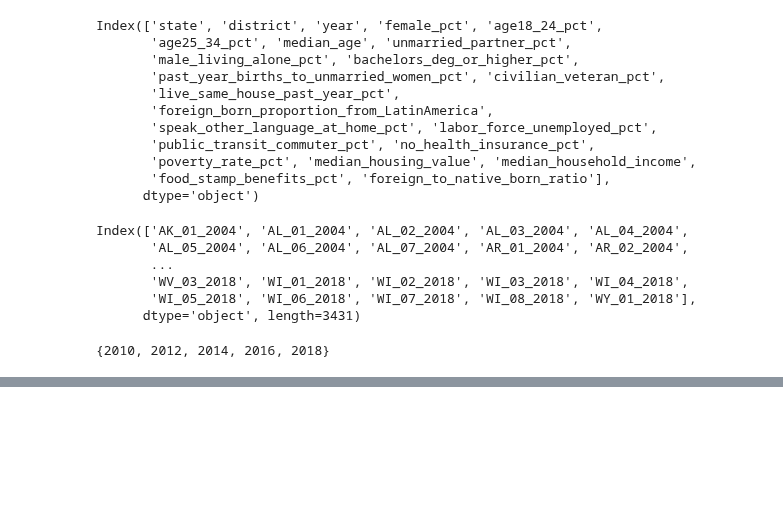
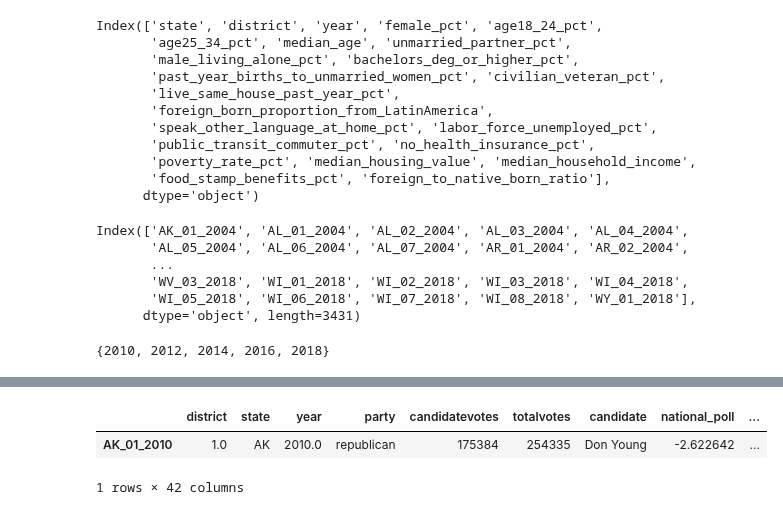
Before and after one commit to WildTangles/ac209a_project, a Jupyter notebook: ACS_Demographics_Processing.ipynb, the cells around one changed output, grey strips where cells are left out. Cells and saved outputs as stored; diff of their text form; code cells hidden in the pictures; blank space fills up the shorter version.

Commit message:
added imputed demographics

```diff
--- a/ACS_Demographics_Processing.ipynb
+++ b/ACS_Demographics_Processing.ipynb
@@ -320,0 +325,8 @@ fec_demographics_data.shape, test.shape
+# %%
+fec_demographics_imputed_data = fec.join(demographics_data, how='outer')
+
+for index, row in fec_demographics_imputed_data.iterrows():
+    if index not in fec.index:
+        fec_demographics_imputed_data = fec_demographics_imputed_data[fec_demographics_imputed_data.index != index]
+
+fec_demographics_imputed_data.shape
@@ -320,0 +351,11 @@ fec_demographics_data.shape, test.shape
+# %%
+for index, row in fec_demographics_imputed_data.iterrows():
+    if row['year'] < 2010:
+        impute_index = index[:-5] + '_2010'
+        fec_demographics_imputed_data.loc[fec_demographics_imputed_data.index == index, demographics_data.columns] = fec_demographics_imputed_data[fec_demographics_imputed_data.index == impute_index][demographics_data.columns].values
+# %%
+fec_demographics_imputed_data[fec_demographics_imputed_data.index == 'AK_01_2010']
+# %% [output]
+|  | district | state | year | party | candidatevotes | totalvotes | candidate | national_poll | ... |
+| AK_01_2010 | 1.0 | AK | 2010.0 | republican | 175384 | 254335 | Don Young | -2.622642 | ... |
+1 rows × 42 columns
```
Also changed, not shown: parts of 20 cells of this notebook, 4 other files.
